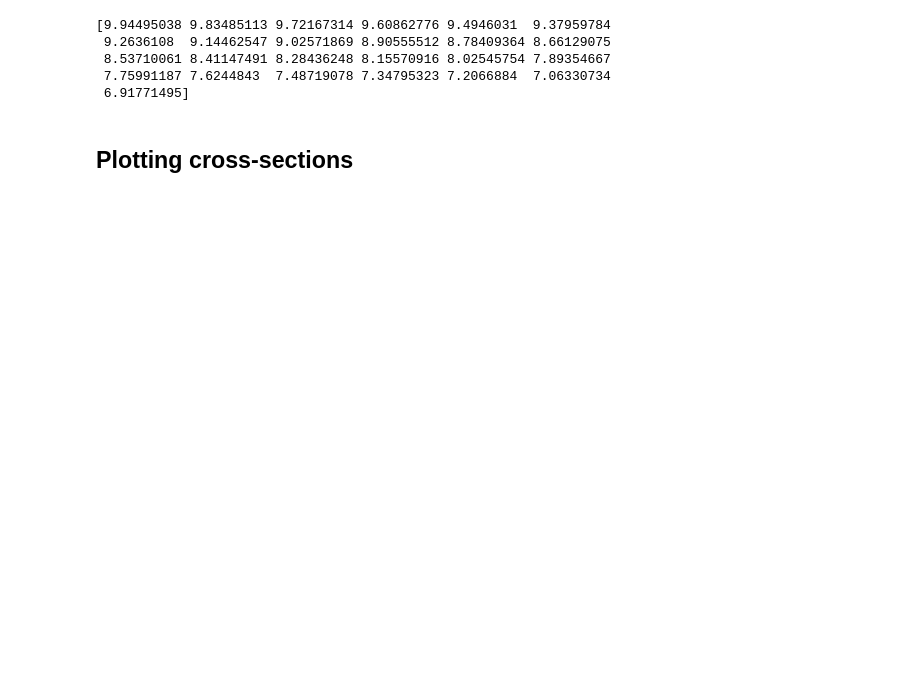
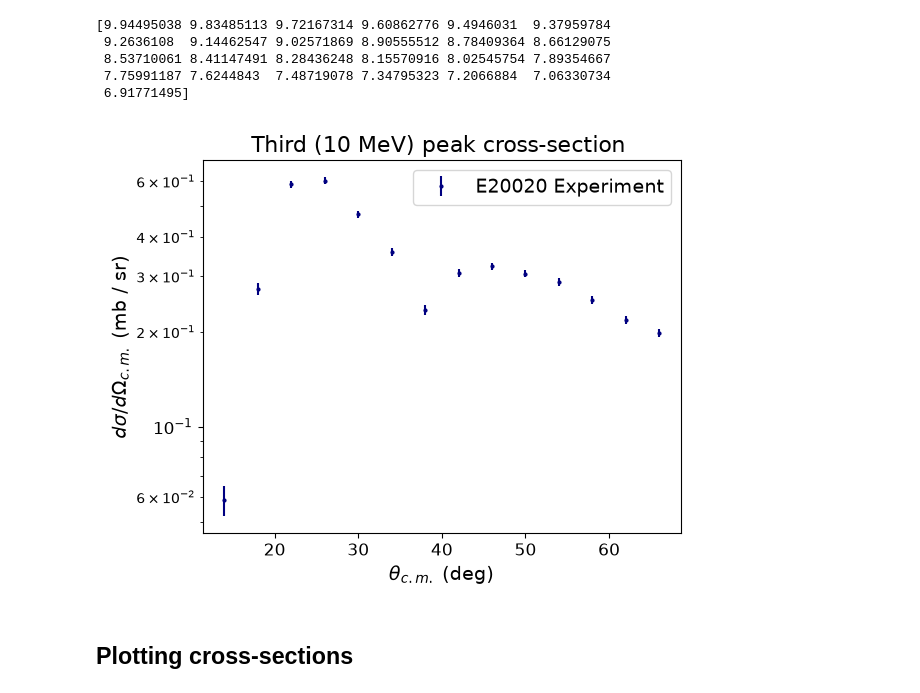
Before and after one commit to singhp99/spyral_notebooks, a Jupyter notebook: crosssection_correction.ipynb, the cells around one changed output. Saved outputs shown, nothing was run; the diff lists cells and outputs as text; code cells hidden in the pictures; blank space fills up the shorter version.

```diff
--- a/crosssection_correction.ipynb
+++ b/crosssection_correction.ipynb
@@ -356,7 +374,7 @@ for idx in range(len(ang_bins) - 1): #len(ang_bins) - 1
 # %%
 from matplotlib.backends.backend_pdf import PdfPages
 
-with PdfPages("/Volumes/researchEXT/O16/no_efield/O16_alpha_elastic.pdf") as pdf:
+with PdfPages("/Users/pranjalsingh/Desktop/research_space_spyral/O16_alpha_11.5.pdf") as pdf:
     for keys in sub_fits.keys():
 
         idx += 1
@@ -375,17 +393,19 @@ with PdfPages("/Volumes/researchEXT/O16/no_efield/O16_alpha_elastic.pdf") as pdf
         sub_ex_hist = grammer.get_hist1d(title)
         ax.stairs(sub_ex_hist.counts, edges=sub_ex_hist.bins, label="Spectrum")
         # ax.plot(total_bins, sub_fit_result.best_fit, label="Total Fit")
-        ax.plot(total_bins, comps["peak1_"], label="peak1")
-        ax.plot(total_bins, comps["peak2_"], label="peak2")
+        ax.plot(total_bins, comps["peak3_"], label="peak3")
+        # ax.plot(total_bins, comps["peak2_"], label="peak2")
         # ax.plot(total_bins, comps["bkgd_"], label="bkgd")
-        ax.stairs(comps["peak1_"], edges=sub_ex_hist.bins)
-        ax.stairs(comps["peak2_"], edges=sub_ex_hist.bins)
-        plt.axvline(x=sub_fit_result.params["peak1_center"].value, color="black",linestyle="--",label= f"Center: {sub_fit_result.params['peak1_center'].value:.2f} | Sigma: {sub_fit_result.params['peak1_sigma'].value:.2f}")
-        plt.axvline(x=states["gs"]["sub_min"], color="navy", label="Peak 1 Low Edge")
-        plt.axvline(x=states["gs"]["sub_max"], color="navy", label="Peak 1 High Edge")
-        plt.axvline(x=states["6.05"]["sub_min"], color="green", label="Peak 2 Low Edge")
-        plt.axvline(x=states["6.05"]["sub_max"], color="green", label="Peak 2 High Edge")
-        plt.axvline(x=sub_fit_result.params["peak2_center"].value, color="black",linestyle="--",label= f"Center: {sub_fit_result.params['peak2_center'].value:.2f} | Sigma: {sub_fit_result.params['peak2_sigma'].value:.2f}")
+        ax.stairs(comps["peak3_"], edges=sub_ex_hist.bins)
+        # ax.stairs(comps["peak2_"], edges=sub_ex_hist.bins)
+        plt.axvline(x=sub_fit_result.params["peak3_center"].value, color="black",linestyle="--",label= f"Center: {sub_fit_result.params['peak3_center'].value:.2f} | Sigma: {sub_fit_result.params['peak3_sigma'].value:.2f}")
+        plt.axvline(x=states["11.5"]["sub_min"])
+        plt.axvline(x=states["11.5"]["sub_max"])
+        # plt.axvline(x=states["gs"]["sub_min"], color="navy", label="Peak 1 Low Edge")
+        # plt.axvline(x=states["gs"]["sub_max"], color="navy", label="Peak 1 High Edge")
+        # plt.axvline(x=states["6.05"]["sub_min"], color="green", label="Peak 2 Low Edge")
+        # plt.axvline(x=states["6.05"]["sub_max"], color="green", label="Peak 2 High Edge")
+        # plt.axvline(x=sub_fit_result.params["peak2_center"].value, color="black",linestyle="--",label= f"Center: {sub_fit_result.params['peak2_center'].value:.2f} | Sigma: {sub_fit_result.params['peak2_sigma'].value:.2f}")
         ax.set_title(f"{residual.get_latex_rep()} Spectrum, {title_plot}\N{DEGREE SIGN} c.m.")
         ax.set_xlabel("Excitation Energy (MeV)",fontsize=14)
         ax.set_ylabel("Counts",fontsize=14)
@@ -448,6 +481,27 @@ print(energy_at_halfway)
  8.53710061 8.41147491 8.28436248 8.15570916 8.02545754 7.89354667
  7.75991187 7.6244843  7.48719078 7.34795323 7.2066884  7.06330734
  6.91771495]
+# %%
+fig, ax = plt.subplots(1, 1)
+ax.errorbar(cm_hist.bins[:-1]+cm_hist.bin_width/2, xs, yerr=xs_err, c="navy",fmt='o', markersize=2,label="E20020 Experiment")
+
+ax.set_yscale("log")
+ax.set_title(r"Third (10 MeV) peak cross-section ", fontsize=16)
+# ax.set_title(rf"$0^+_1$ cross-section with {proj_energy_start} MeV ", fontsize=16)
+ax.set_xlabel(r"$\theta_{c.m.}$ (deg)",fontsize=14)
+ax.set_ylabel(r"$d\sigma / d\Omega_{c.m.}$ (mb / sr)",fontsize=14)
+ax.tick_params(axis='both', labelsize=12)
+
+# plt.xlim(min_cm, max_cm)
+# plt.xlim(18,80)
+# plt.ylim(10e-3,5e2)
+# plt.ylim(10e-3,5e0)
+ax.legend(fontsize=14)
+fig.set_figwidth(8.0)
+fig.set_figwidth(6.0)
+fig.tight_layout()
+# %% [output]
+[figure, added]
 # %% [markdown]
 ## Plotting cross-sections
 # %%
```
Also changed, not shown: parts of 10 cells of this notebook, 2 other files.
